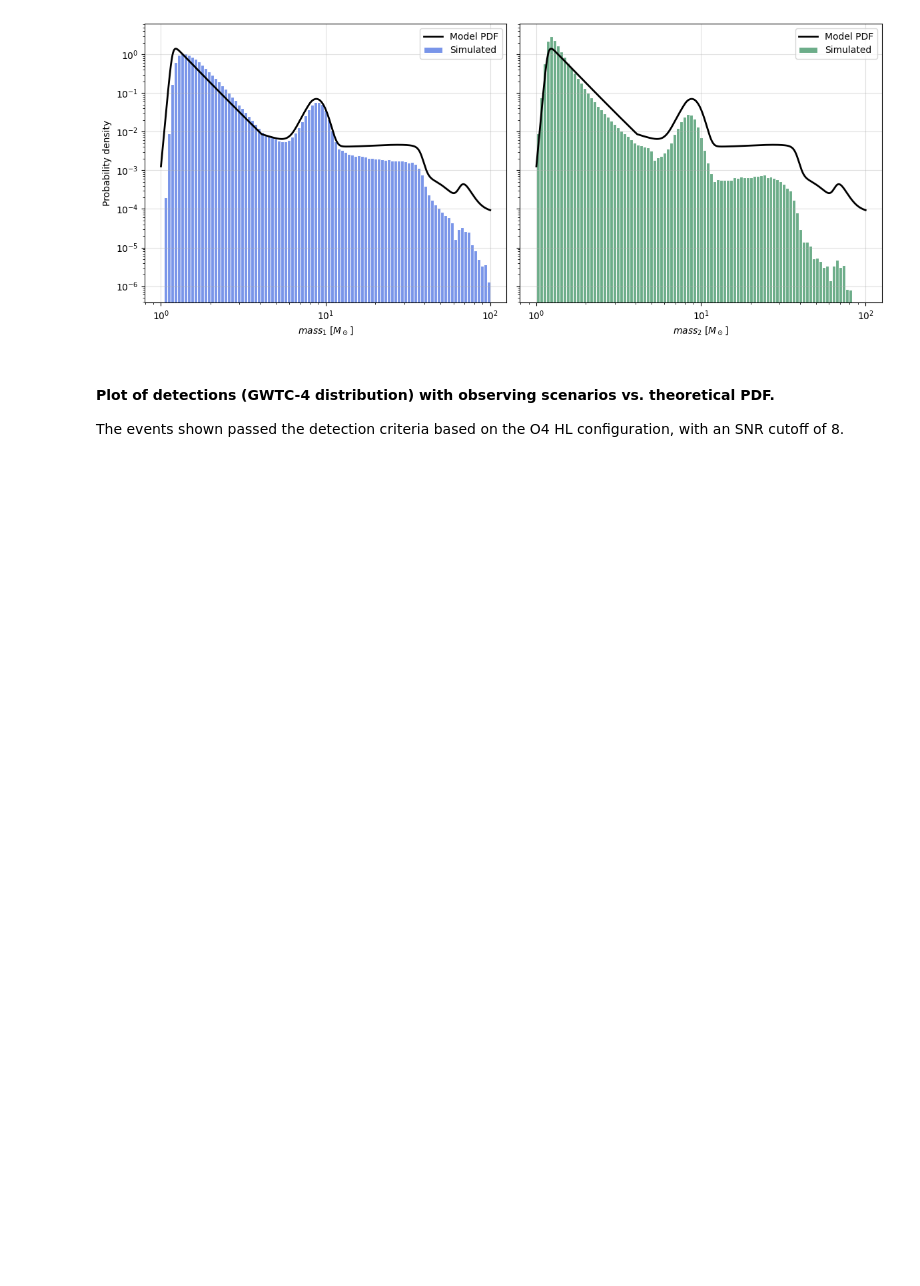
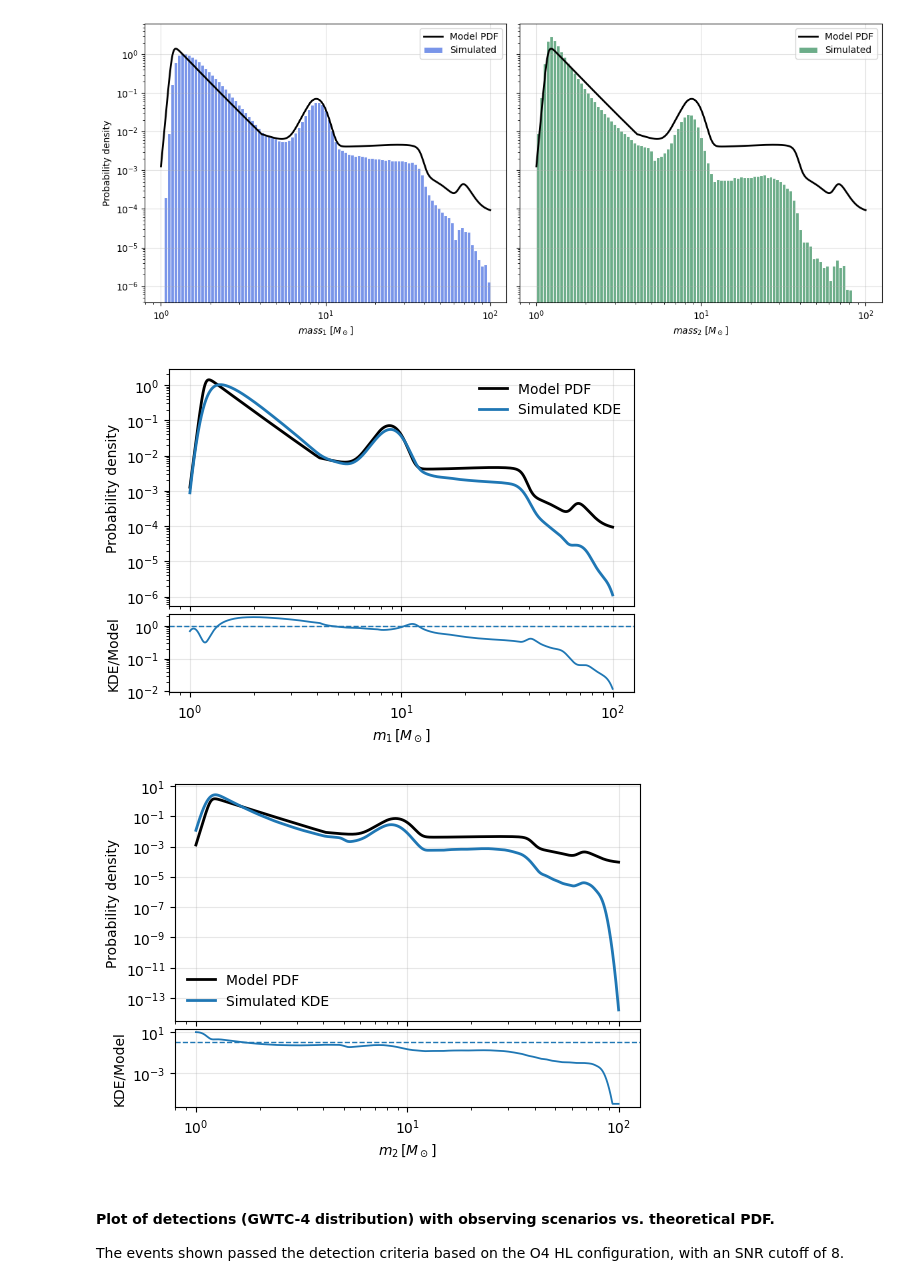
Before and after one commit to weizmannk/cbc-population-distributions, a Jupyter notebook: scripts/quick_start.ipynb, the cells around one changed output. Drawn from its saved outputs; the diff is of its cells as text; code cells hidden in the pictures; blank space fills up the shorter version.

```diff
--- a/scripts/quick_start.ipynb
+++ b/scripts/quick_start.ipynb
@@ -242,6 +245,66 @@ axes[0].set_ylabel("Probability density")
 plt.tight_layout()
 # %% [output]
 [figure]
+# %%
+import matplotlib.pyplot as plt
+import numpy as np
+from scipy.integrate import simpson
+from scipy.stats import gaussian_kde
+
+pdf_model = pdf_model / simpson(pdf_model, m)
+
+
+# -- KDE en log(m) avec Jacobien pour revenir en densité linéaire
+def kde_on_logmass(samples, grid, bw=None):
+    x = np.log(samples)
+    gx = np.log(grid)
+    kde = gaussian_kde(x) if bw is None else gaussian_kde(x, bw_method=bw)
+    dens_log = kde(gx)
+    dens_lin = dens_log / grid
+    area = simpson(dens_lin, grid)
+    return dens_lin / area if area > 0 else dens_lin
+
+
+def plot_pdf_kde_with_ratio(grid, pdf_model, samples, xlabel):
+    kde = kde_on_logmass(samples, grid)
+
+    gs = dict(height_ratios=[3, 1], hspace=0.05)
+    fig, (ax, rax) = plt.subplots(2, 1, figsize=(6, 4.2), sharex=True, gridspec_kw=gs)
+
+    ax.plot(grid, pdf_model, lw=2, color="k", label="Model PDF")
+    ax.plot(grid, kde, lw=2, label="Simulated KDE")
+    ax.set_xscale("log")
+    ax.set_yscale("log")
+    ax.set_ylabel("Probability density")
+    ax.legend(frameon=False)
+    ax.grid(alpha=0.3)
+
+    ratio = np.clip(kde / np.maximum(pdf_model, 1e-300), 1e-6, 1e6)
+    rax.plot(grid, ratio, lw=1.3)
+    rax.axhline(1.0, ls="--", lw=1)
+    rax.set_xscale("log")
+    rax.set_yscale("log")
+    rax.set_xlabel(xlabel)
+    rax.set_ylabel("KDE/Model")
+    rax.grid(alpha=0.3)
+    return fig
+
+
+grid = m[
+    (m >= max(1.0, np.min([m1.min(), m2.min()])))
+    & (m <= min(100.0, np.max([m1.max(), m2.max()])))
+]
+
+fig1 = plot_pdf_kde_with_ratio(
+    grid, np.interp(grid, m, pdf_model), m1, r"$m_1\,[M_\odot]$"
+)
+fig2 = plot_pdf_kde_with_ratio(
+    grid, np.interp(grid, m, pdf_model), m2, r"$m_2\,[M_\odot]$"
+)
+plt.show()
+# %% [output]
+[figure, added]
+[figure, added]
 # %% [markdown]
 #### Plot of detections (GWTC-4 distribution) with observing scenarios vs. theoretical PDF.
 The events shown passed the detection criteria based on the O4 HL configuration, with an SNR cutoff of 8.
```
Also changed, not shown: parts of 3 cells of this notebook.
